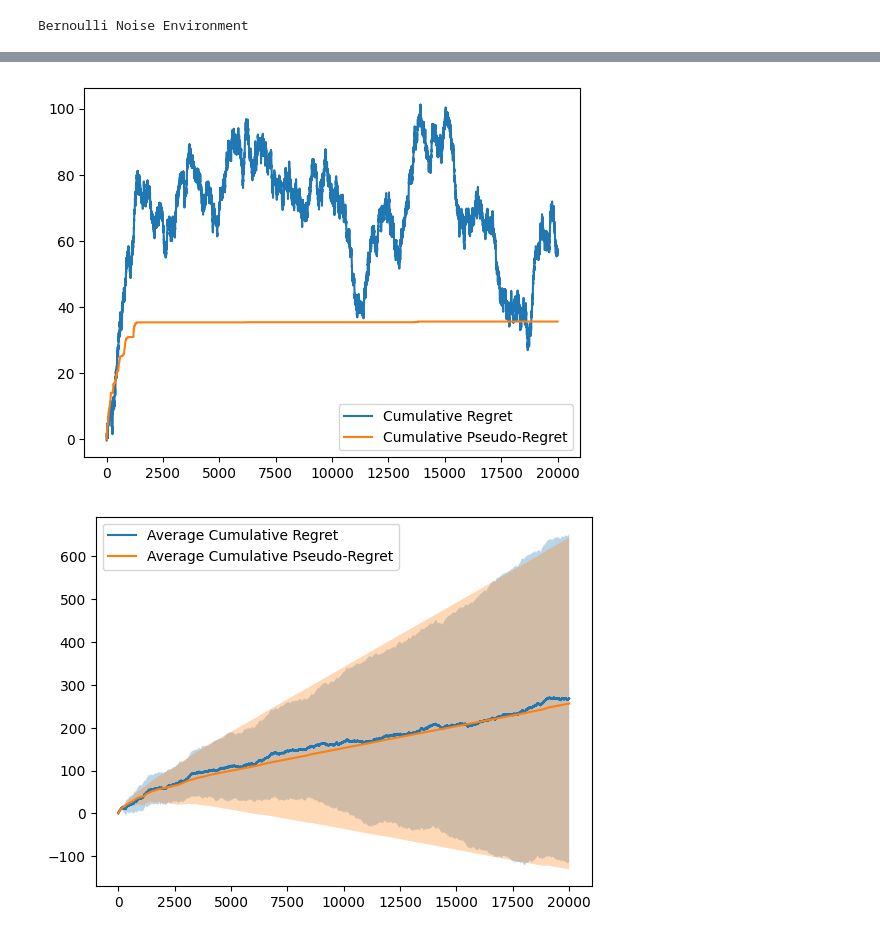
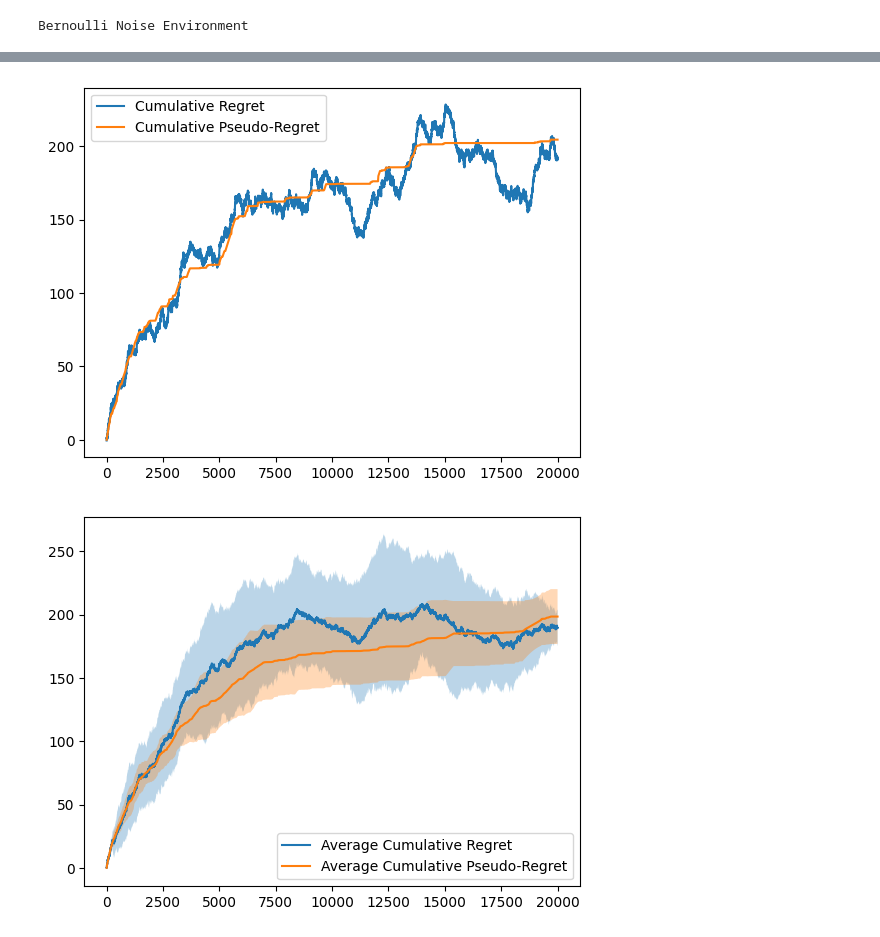
Before and after one commit to marcomussi/PricingComplementaryProducts, a Jupyter notebook: notebooks/GP_control.ipynb, the cells around one changed output, grey strips where cells are left out. Saved outputs shown, nothing was run; the diff lists cells and outputs as text; code cells hidden in the pictures.

```diff
--- a/notebooks/GP_control.ipynb
+++ b/notebooks/GP_control.ipynb
@@ -87,9 +86,10 @@ class Runner:
         plt.legend()
 # %%
 horizon = 20000
-kernel_L = 1000
+kernel_L = 100
 sigma_sq = 0.25
 bernoulli = True
+n_actions = 6
 
 n_runs = 5
 draw_intermediate = False
@@ -104,10 +104,10 @@ else:
 B = 1
 delta = 1 / horizon
 
-actions = np.linspace(0, 1, 6).reshape(-1, 1)
+actions = np.linspace(0, 1, n_actions).reshape(-1, 1)
 values = np.array([0.2, 0.3, 0.5, 0.55, 0.4, 0.5])
 
-agent = IGPUCB(actions, kernel_L, sigma_sq, B, delta, het=True)
+agent = IGPUCB(n_actions, 1, actions, kernel_L, sigma_sq, B, delta, het=True)
 env = NoiseEnv(actions, values, sigma_sq, bernoulli=bernoulli)
 runner = Runner(agent, env)
 runner.run_simulations(horizon=horizon, n_runs=n_runs, draw_intermediate=draw_intermediate, draw_every=draw_every)
@@ -120,2 +120,2 @@ Bernoulli Noise Environment
-[figure, old version]
+[figure, new version]
-[figure, old version]
+[figure, new version]
```
Also changed, not shown: parts of 2 cells of this notebook, 16 other files.
